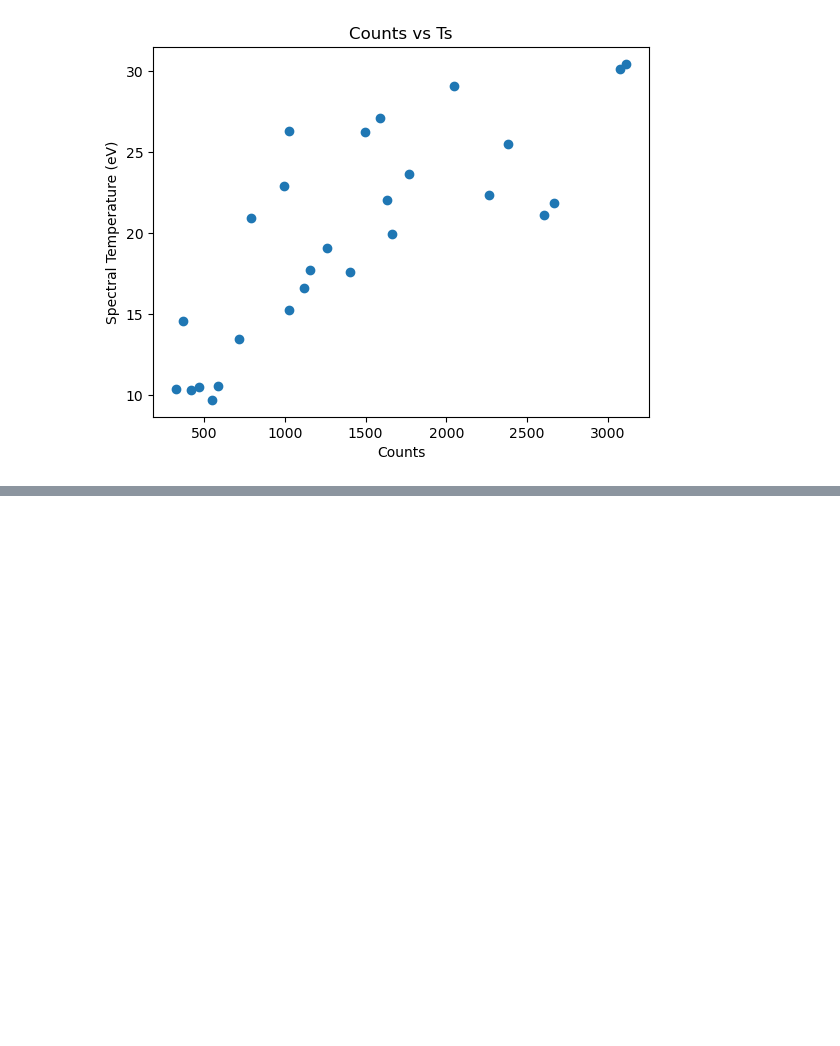
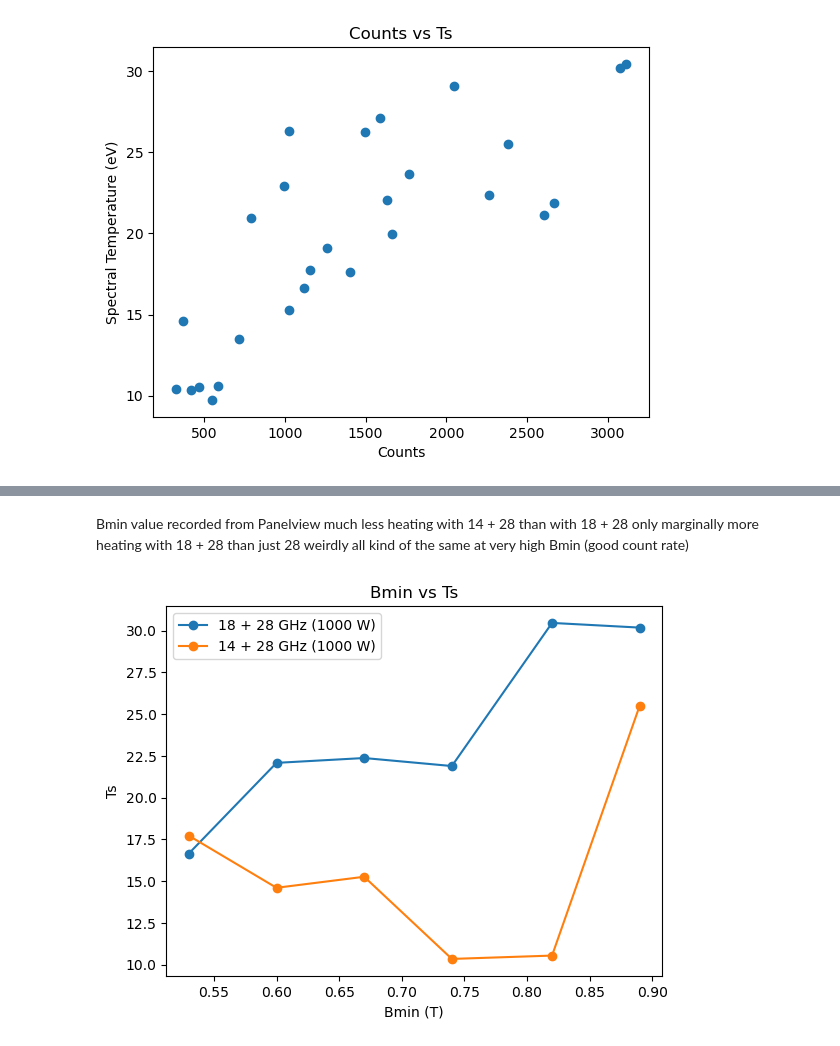
Before and after one commit to thebeesneesh/VENUS_X-Ray_BS, a Jupyter notebook: stuff/10JUL25/10JULanalysis.ipynb, the cells around one changed output, grey strips where cells are left out. Saved outputs shown, nothing was run; the diff lists cells and outputs as text; code cells hidden in the pictures; blank space fills up the shorter version.

```diff
--- a/stuff/10JUL25/10JULanalysis.ipynb
+++ b/stuff/10JUL25/10JULanalysis.ipynb
@@ -74,0 +50,16 @@ plt.show()
+# %% [markdown]
+Bmin value recorded from Panelview
+much less heating with 14 + 28 than with 18 + 28
+only marginally more heating with 18 + 28 than just 28
+weirdly all kind of the same at very high Bmin (good count rate)
+# %%
+plt.plot(sub_1828G['Bmin (Panelview)'], sub_1828G['Ts'], marker = 'o', label = '18 + 28 GHz (1000 W)')
+plt.plot(sub_1428G['Bmin (Panelview)'], sub_1428G['Ts'], marker = 'o', label = '14 + 28 GHz (1000 W)')
+
+plt.xlabel('Bmin (T)')
+plt.ylabel('Ts')
+plt.title('Bmin vs Ts')
+plt.legend()
+plt.show()
+# %% [output]
+[figure, added]
```
Also changed, not shown: parts of 8 cells of this notebook.
